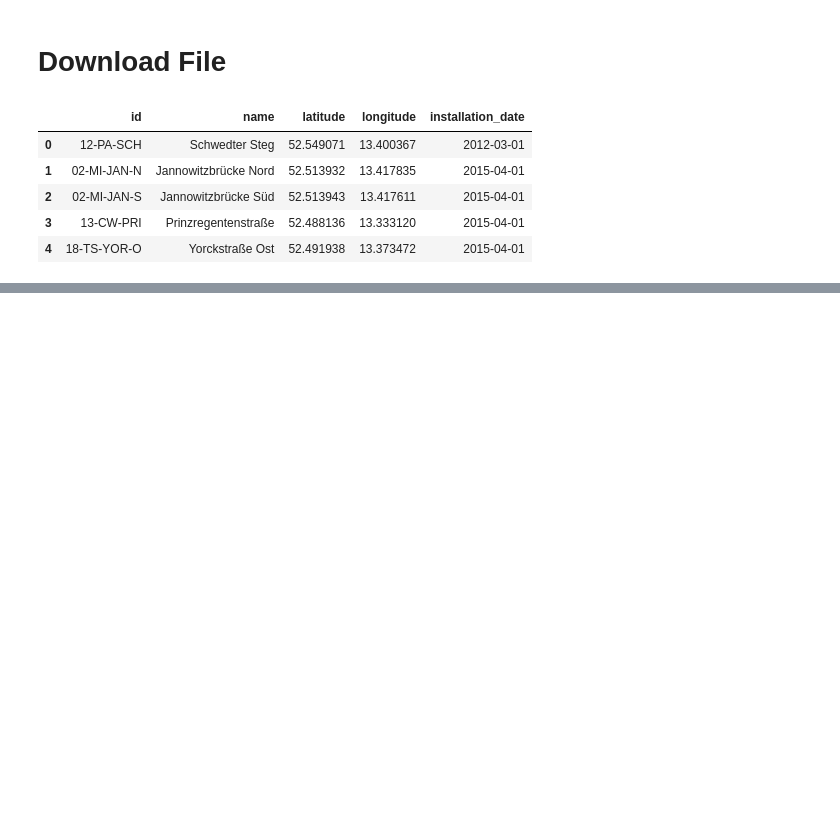
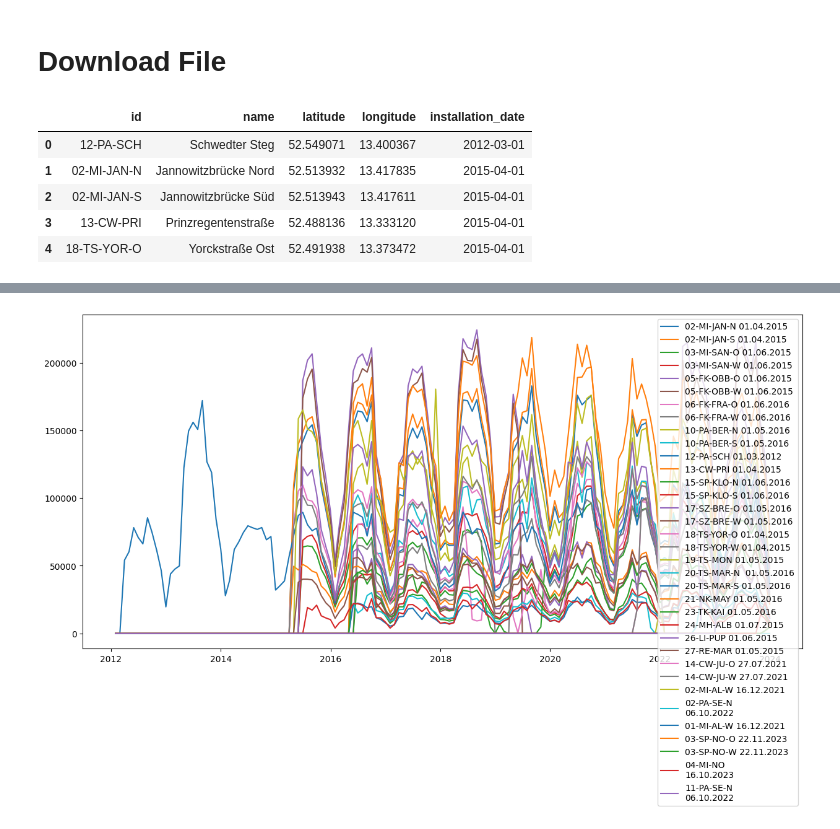
Before and after one commit to nickreiter98/berlin-biking, a Jupyter notebook: analysis.ipynb, the cells around one changed output, grey strips where cells are left out. Cells and saved outputs as stored; diff of their text form; code cells hidden in the pictures; blank space fills up the shorter version.

Commit message:
created combined df and added some expolration plots

```diff
--- a/analysis.ipynb
+++ b/analysis.ipynb
@@ -44,3 +44,11 @@ for _, row in df_locations.iterrows():
 map
 # %% [output]
 [interactive output not drawn]
+# %%
+sheets = [sheet for sheet in xlsx.sheet_names if 'Jahresdatei' in sheet]
+
+df = pd.DataFrame()
+
+for sheet in sheets:
+    df_sheet = xlsx.parse(sheet)
+    df = pd.concat([df, df_sheet])
@@ -46,0 +76,19 @@ map
+# %%
+df = df.set_index('Zählstelle        Inbetriebnahme')
+df.index = df.index.rename(None)
+
+df_monthly = df[(df.index.year == 2023) & (df.index.month == 1)]
+# %%
+df_monthly = df.resample('ME').sum()
+# %%
+import matplotlib.pyplot as plt
+
+fig, ax = plt.subplots(figsize=(15, 7))
+
+for col in df_monthly.columns:
+    ax.plot(df_monthly.index, df_monthly[col], label=col, linestyle='-')
+
+plt.legend()
+plt.show()
+# %% [output]
+[figure, added]
```
Also changed, not shown: parts of 2 cells of this notebook.
